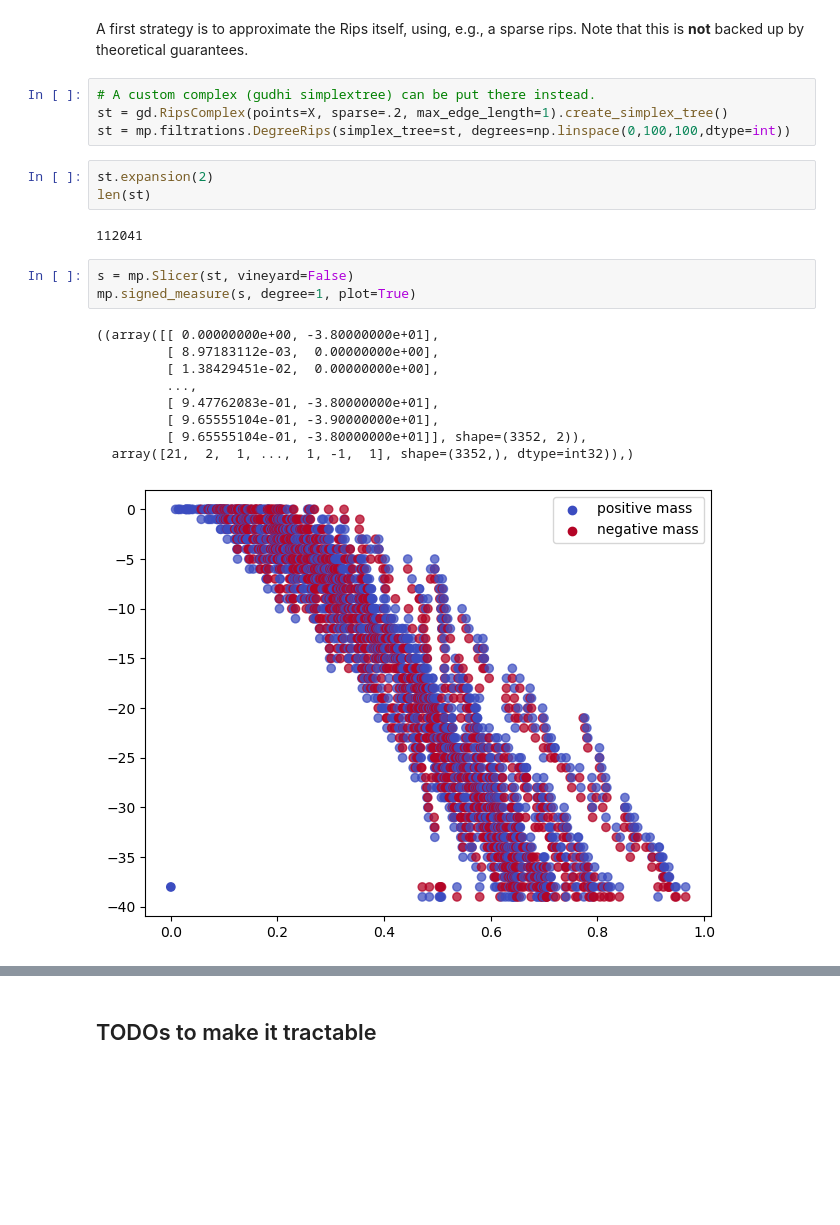
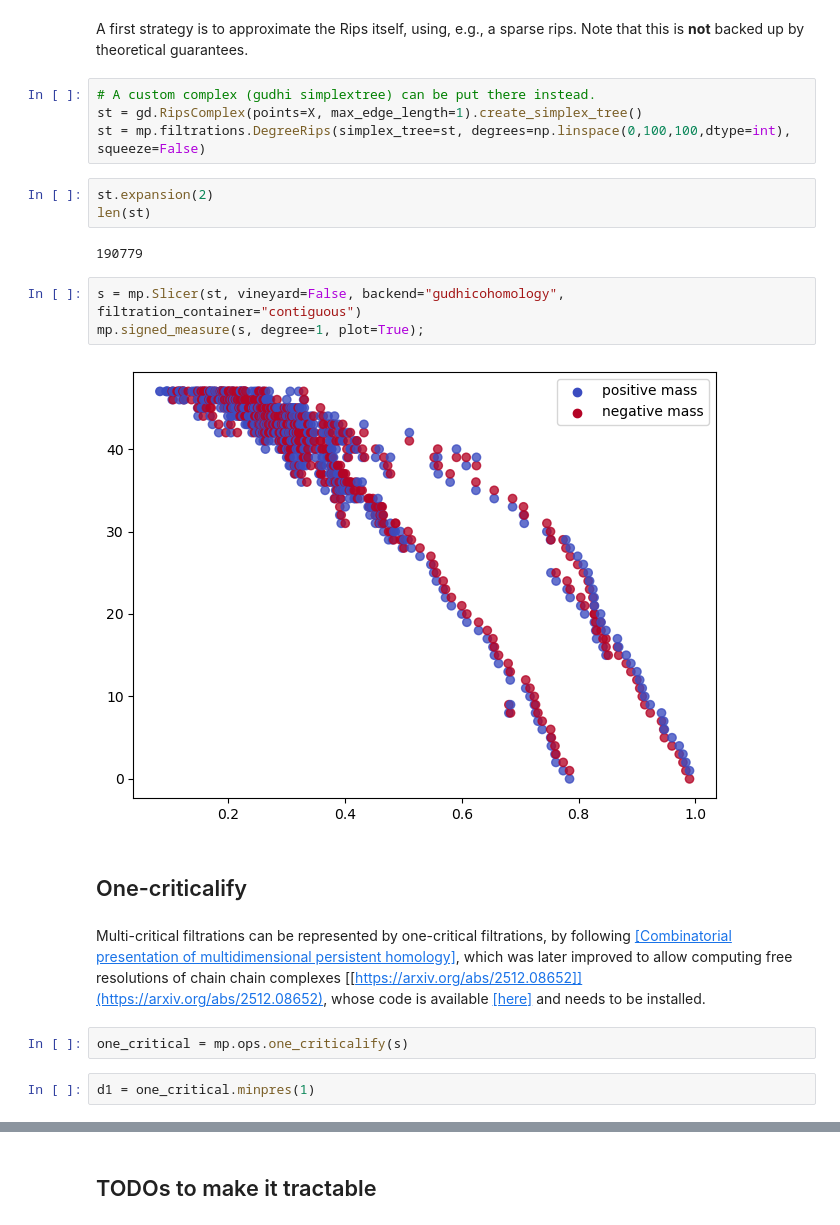
Before and after one commit to DavidLapous/multipers, a Jupyter notebook: docs/notebooks/degree_rips_interface.ipynb, the cells around one changed output, grey strips where cells are left out. Saved outputs shown, nothing was run; the diff lists cells and outputs as text; blank space fills up the shorter version.

Commit message:
doc:degree-rips

```diff
--- a/docs/notebooks/degree_rips_interface.ipynb
+++ b/docs/notebooks/degree_rips_interface.ipynb
@@ -78,23 +75,24 @@ mp.module_approximation(s, direction=[1,0], swap_box_coords=[1]).plot(0)
 A first strategy is to approximate the Rips itself, using, e.g., a sparse rips. Note that this is **not** backed up by theoretical guarantees.
 # %%
 # A custom complex (gudhi simplextree) can be put there instead.
-st = gd.RipsComplex(points=X, sparse=.2, max_edge_length=1).create_simplex_tree()
-st = mp.filtrations.DegreeRips(simplex_tree=st, degrees=np.linspace(0,100,100,dtype=int))
+st = gd.RipsComplex(points=X, max_edge_length=1).create_simplex_tree()
+st = mp.filtrations.DegreeRips(simplex_tree=st, degrees=np.linspace(0,100,100,dtype=int), squeeze=False)
 # %%
 st.expansion(2)
 len(st)
 # %% [output]
-112041
+190779
 # %%
-s = mp.Slicer(st, vineyard=False)
-mp.signed_measure(s, degree=1, plot=True)
+s = mp.Slicer(st, vineyard=False, backend="gudhicohomology", filtration_container="contiguous")
+mp.signed_measure(s, degree=1, plot=True);
 # %% [output]
-((array([[ 0.00000000e+00, -3.80000000e+01],
-         [ 8.97183112e-03,  0.00000000e+00],
-         [ 1.38429451e-02,  0.00000000e+00],
-         ...,
-         [ 9.47762083e-01, -3.80000000e+01],
-         [ 9.65555104e-01, -3.90000000e+01],
-         [ 9.65555104e-01, -3.80000000e+01]], shape=(3352, 2)),
-  array([21,  2,  1, ...,  1, -1,  1], shape=(3352,), dtype=int32)),)
-[figure, old version]
+[figure, new version]
+# %% [markdown]
+## One-criticalify
+# %% [markdown]
+Multi-critical filtrations can be represented by one-critical filtrations, by following [[Combinatorial presentation of multidimensional persistent homology]](https://doi.org/10.1016/j.jpaa.2016.09.001),
+which was later improved to allow computing free resolutions of chain chain complexes [[https://arxiv.org/abs/2512.08652]](https://arxiv.org/abs/2512.08652), whose code is available [[here]](https://bitbucket.org/mkerber/multi_critical) and needs to be installed.
+# %%
+one_critical = mp.ops.one_criticalify(s)
+# %%
+d1 = one_critical.minpres(1)
```
Also changed, not shown: parts of 4 cells of this notebook.
